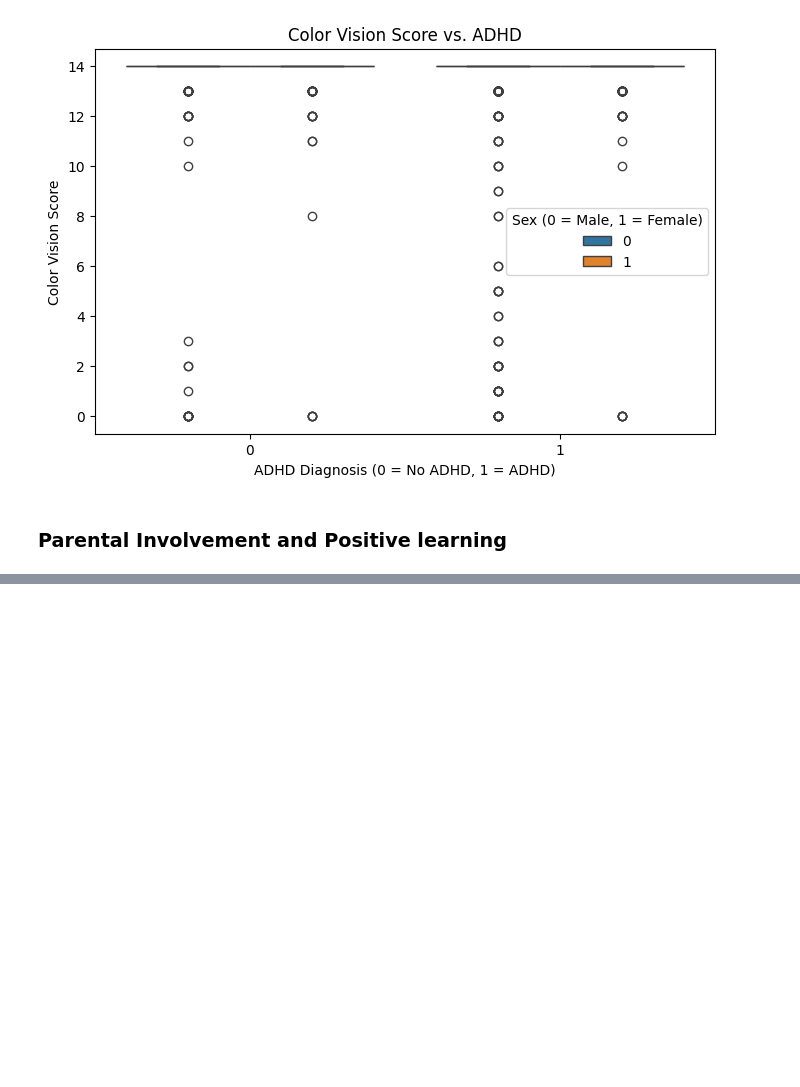
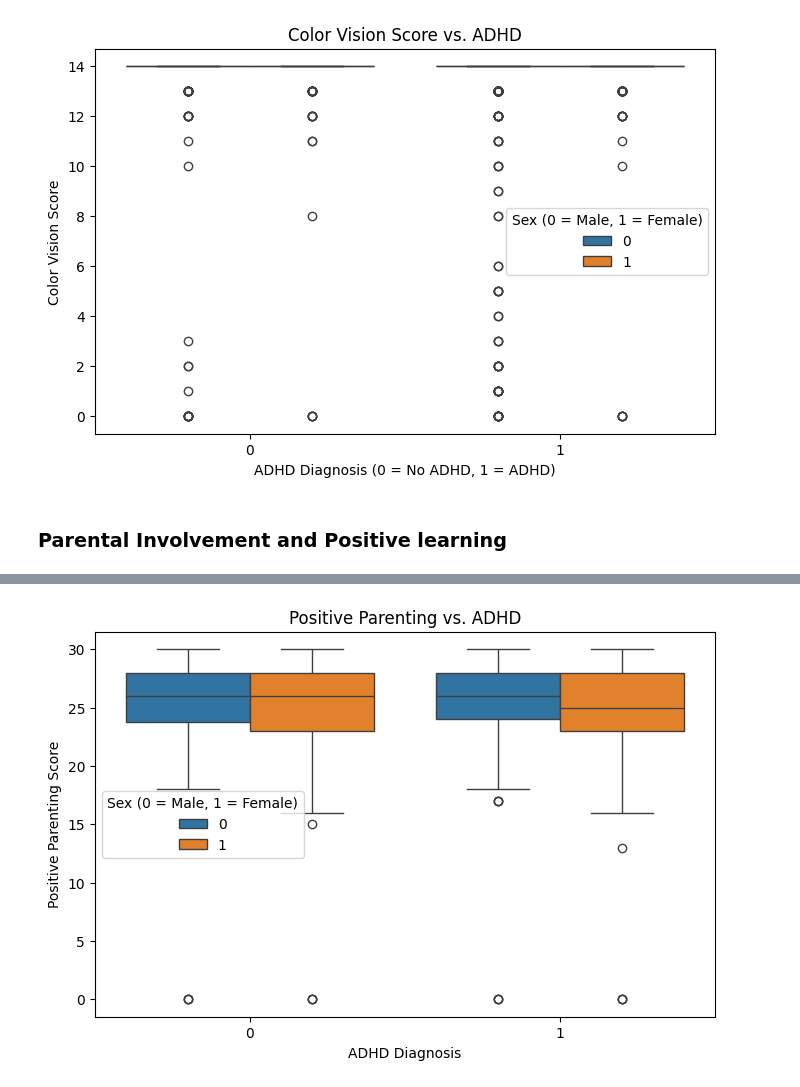
Before and after one commit to Folasewa/Health-Tech-DS-Projects, a Jupyter notebook: ADHD-Kaggle/adhd.ipynb, the cells around one changed output, grey strips where cells are left out. Saved outputs shown, nothing was run; the diff lists cells and outputs as text; code cells hidden in the pictures; blank space fills up the shorter version.

```diff
--- a/ADHD-Kaggle/adhd.ipynb
+++ b/ADHD-Kaggle/adhd.ipynb
@@ -364,0 +376,11 @@ plt.show()
+# %%
+#Are ADHD children raised with less positive reinforcement?
+plt.figure(figsize=(8, 5))
+sns.boxplot(data=train_data, x="ADHD_Outcome", y="APQ_P_APQ_P_PP", hue="Sex_F")
+plt.title("Positive Parenting vs. ADHD")
+plt.xlabel("ADHD Diagnosis")
+plt.ylabel("Positive Parenting Score")
+plt.legend(title="Sex (0 = Male, 1 = Female)")
+plt.show()
+# %% [output]
+[figure, added]
```
Also changed, not shown: parts of 4 cells of this notebook.
